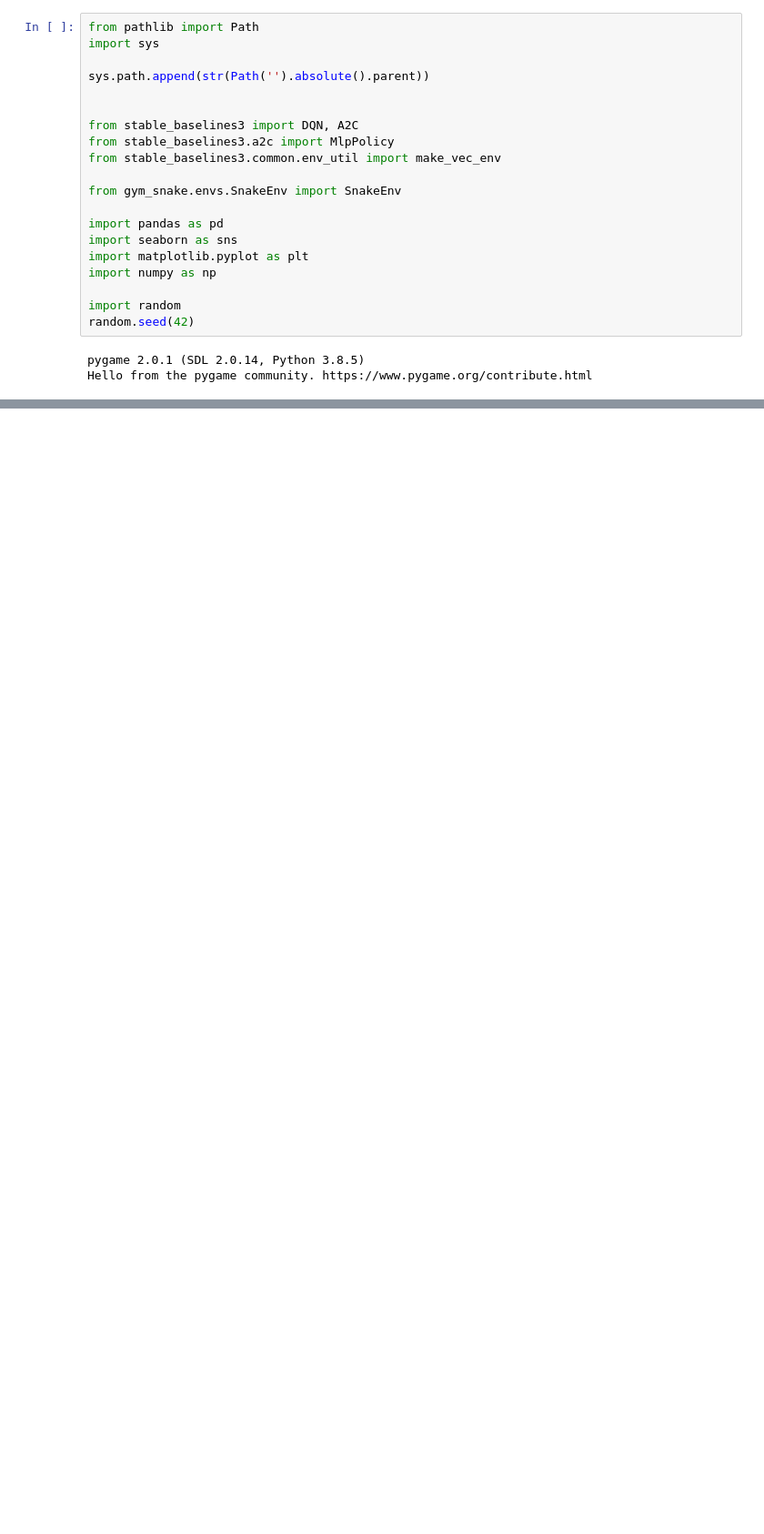
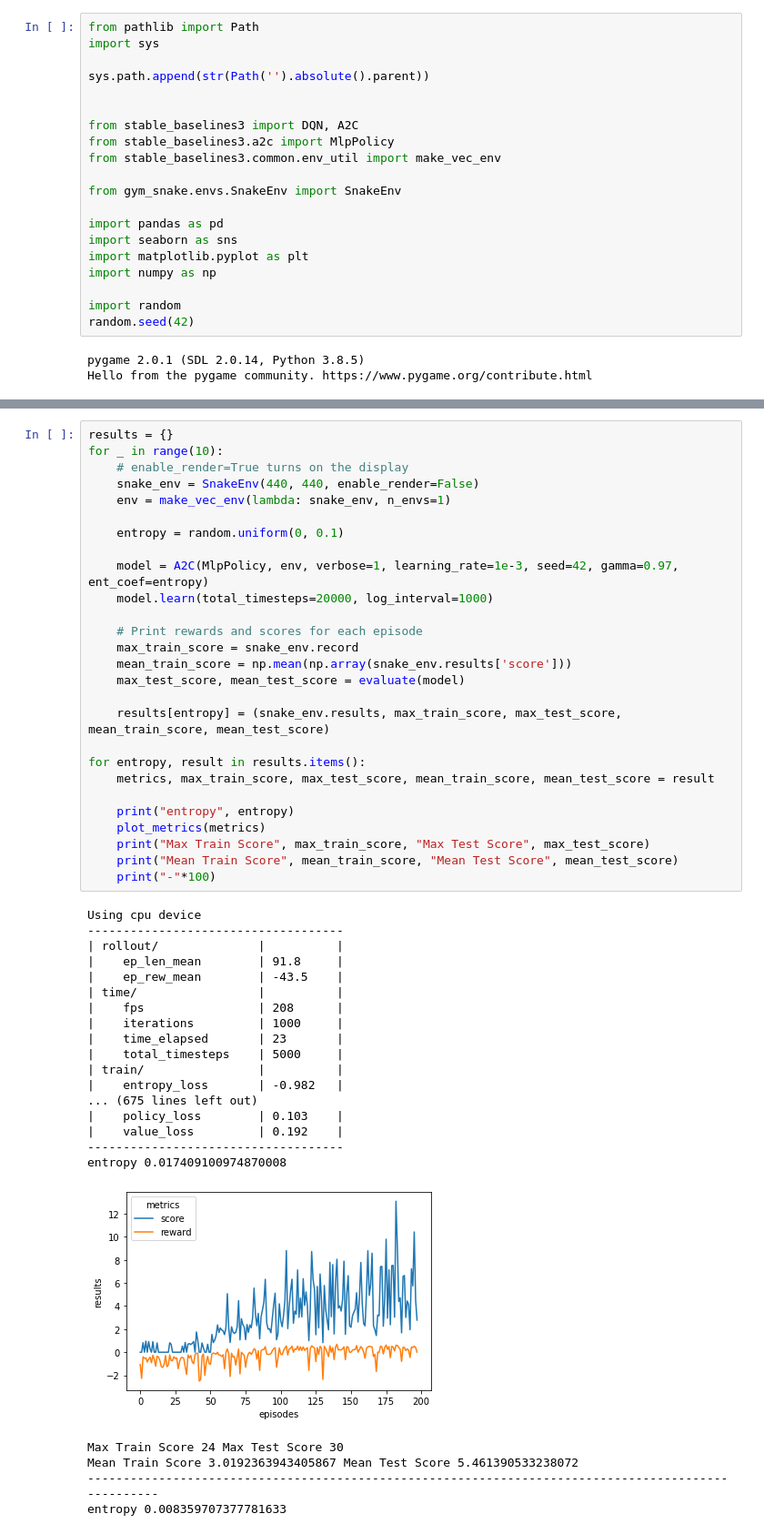
Before and after one commit to AnaClaraZoppiSerpa/snake, a Jupyter notebook: PROJETO2/notebooks/gabriel.ipynb, the cells around one changed output, grey strips where cells are left out. Shown at 91% size. Cells and saved outputs as stored; diff of their text form; blank space fills up the shorter version.

```diff
--- a/PROJETO2/notebooks/gabriel.ipynb
+++ b/PROJETO2/notebooks/gabriel.ipynb
@@ -96,0 +211,50 @@ for gamma, results in results.items():
+# %%
+results = {}
+for _ in range(10):
+    # enable_render=True turns on the display
+    snake_env = SnakeEnv(440, 440, enable_render=False)
+    env = make_vec_env(lambda: snake_env, n_envs=1)
+
+    entropy = random.uniform(0, 0.1)
+
+    model = A2C(MlpPolicy, env, verbose=1, learning_rate=1e-3, seed=42, gamma=0.97, ent_coef=entropy)
+    model.learn(total_timesteps=20000, log_interval=1000)
+
+    # Print rewards and scores for each episode
+    max_train_score = snake_env.record
+    mean_train_score = np.mean(np.array(snake_env.results['score']))
+    max_test_score, mean_test_score = evaluate(model)
+
+    results[entropy] = (snake_env.results, max_train_score, max_test_score, mean_train_score, mean_test_score)
+
+for entropy, result in results.items():
+    metrics, max_train_score, max_test_score, mean_train_score, mean_test_score = result
+
+    print("entropy", entropy)
+    plot_metrics(metrics)
+    print("Max Train Score", max_train_score, "Max Test Score", max_test_score)
+    print("Mean Train Score", mean_train_score, "Mean Test Score", mean_test_score)
+    print("-"*100)
+# %% [output]
+Using cpu device
+------------------------------------
+| rollout/              |          |
+|    ep_len_mean        | 91.8     |
+|    ep_rew_mean        | -43.5    |
+| time/                 |          |
+|    fps                | 208      |
+|    iterations         | 1000     |
+|    time_elapsed       | 23       |
+|    total_timesteps    | 5000     |
+| train/                |          |
+|    entropy_loss       | -0.982   |
+... (675 lines left out)
+|    policy_loss        | 0.103    |
+|    value_loss         | 0.192    |
+------------------------------------
+entropy 0.017409100974870008
+[figure, added]
+Max Train Score 24 Max Test Score 30
+Mean Train Score 3.0192363943405867 Mean Test Score 5.461390533238072
+----------------------------------------------------------------------------------------------------
+entropy 0.008359707377781633
```
Also changed, not shown: parts of 8 cells of this notebook.
